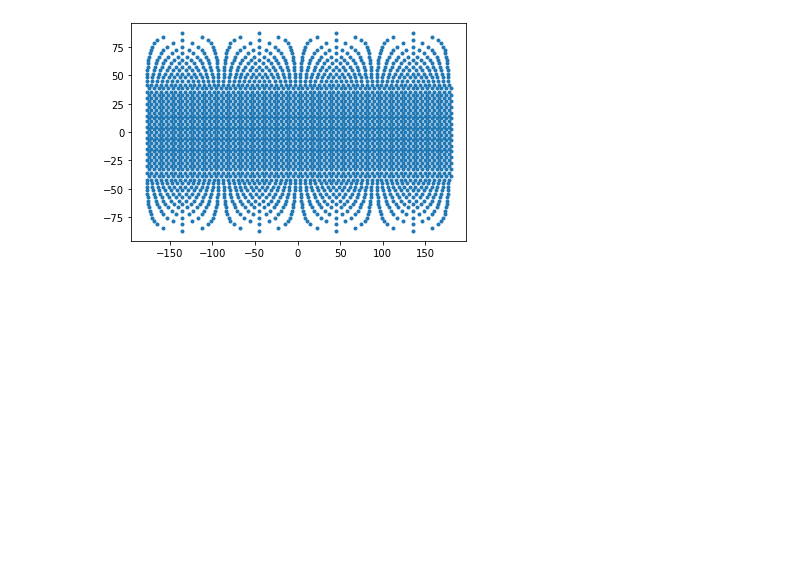
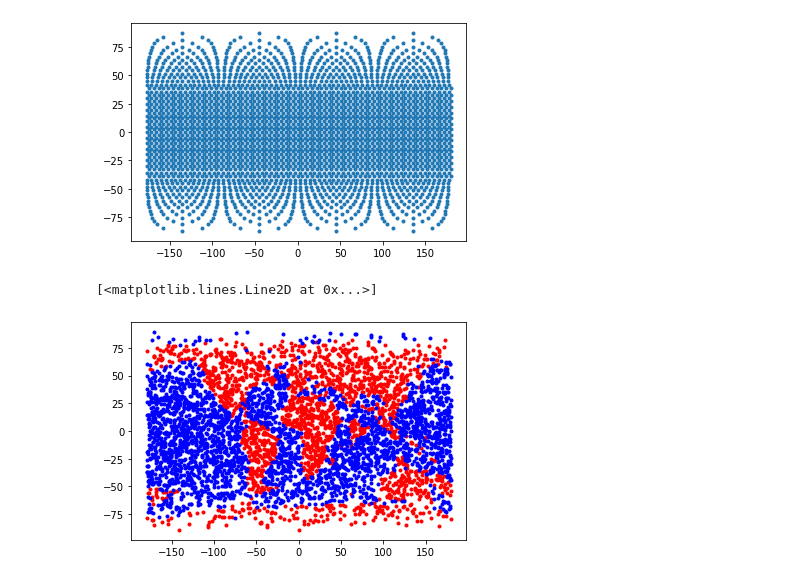
Before and after one commit to siwill22/GPlatesReconstructionModel, a Jupyter notebook: test_notebooks/test_PointDistributionOnSphere.ipynb, the cells around one changed output. Cells and saved outputs as stored; diff of their text form; code cells hidden in the pictures; blank space fills up the shorter version.

Commit message:
add a method to allow point dsitributions to be directly masked against some polygons

```diff
--- a/test_notebooks/test_PointDistributionOnSphere.ipynb
+++ b/test_notebooks/test_PointDistributionOnSphere.ipynb
@@ -29,3 +29,23 @@ plt.plot(pts.longitude,pts.latitude,'.')
 # %% [output]
 [<matplotlib.lines.Line2D at 0x...>]
 [figure]
+# %%
+from gprm import ReconstructionModel
+from gprm.utils.spatial import rasterise_polygons
+
+M2016 = ReconstructionModel('Matthews++2016')
+M2016.add_rotation_model('/Applications/GPlates-2.0.0/SampleData/FeatureCollections/Rotations/Matthews_etal_GPC_2016_410-0Ma_GK07.rot')
+M2016.add_continent_polygons('/Applications/GPlates-2.0.0/SampleData/FeatureCollections/ContinentalPolygons/Matthews_etal_GPC_2016_ContinentalPolygons.gpmlz')
+
+
+pts = PointDistributionOnSphere(distribution_type='marsaglia', N=5000)
+
+
+pts_mask_continents = pts.mask(M2016.continent_polygons, M2016.rotation_model, reconstruction_time = 50., masking='outside')
+pts_mask_oceans = pts.mask(M2016.continent_polygons, M2016.rotation_model, reconstruction_time = 50., masking='inside')
+
+plt.plot(pts_mask_continents.to_lat_lon_array()[:,1], pts_mask_continents.to_lat_lon_array()[:,0], 'r.')
+plt.plot(pts_mask_oceans.to_lat_lon_array()[:,1], pts_mask_oceans.to_lat_lon_array()[:,0], 'b.')
+# %% [output]
+[<matplotlib.lines.Line2D at 0x...>]
+[figure, added]
```
Also changed, not shown: parts of 3 cells of this notebook, 1 other file.
